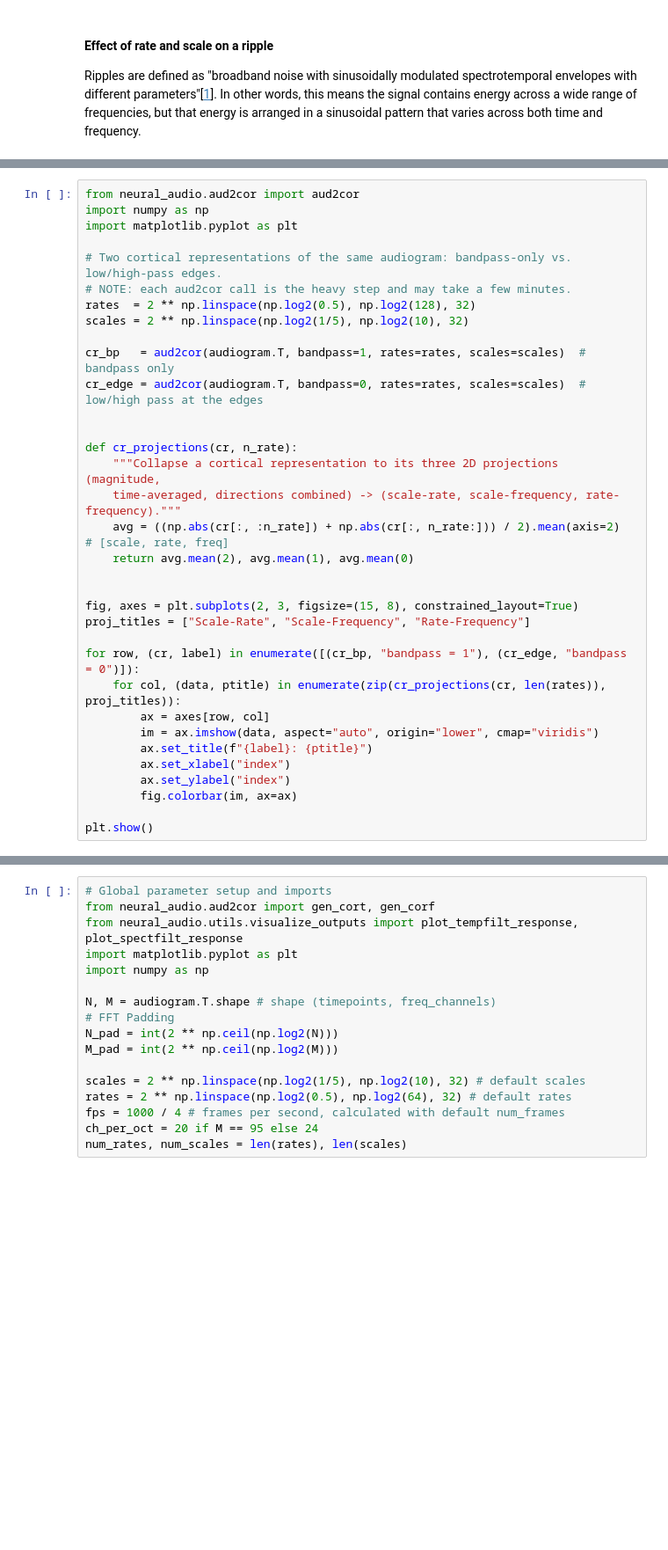
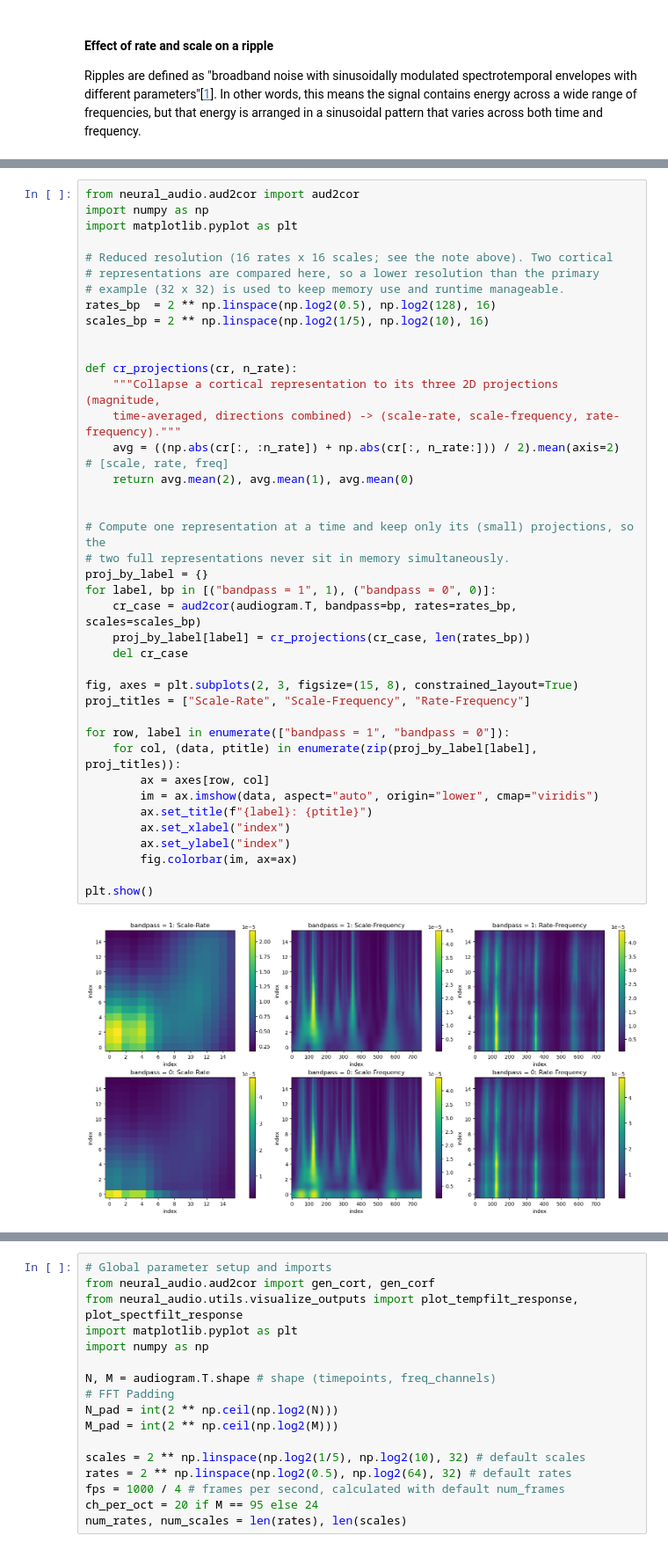
Before and after one commit to ninocapipoca/neural_audio, a Jupyter notebook: tutorials/Tutorial 2 - aud2cor.ipynb, the cells around one changed output, grey strips where cells are left out. Shown at 88% size. Saved outputs shown, nothing was run; the diff lists cells and outputs as text; blank space fills up the shorter version.

```diff
--- a/tutorials/Tutorial 2 - aud2cor.ipynb
+++ b/tutorials/Tutorial 2 - aud2cor.ipynb
@@ -276,37 +294,45 @@ The figure below shows how this choice changes the full cortical representation.
 # %%
 from neural_audio.aud2cor import aud2cor
 import numpy as np
 import matplotlib.pyplot as plt
 
-# Two cortical representations of the same audiogram: bandpass-only vs. low/high-pass edges.
-# NOTE: each aud2cor call is the heavy step and may take a few minutes.
-rates  = 2 ** np.linspace(np.log2(0.5), np.log2(128), 32)
-scales = 2 ** np.linspace(np.log2(1/5), np.log2(10), 32)
-
-cr_bp   = aud2cor(audiogram.T, bandpass=1, rates=rates, scales=scales)  # bandpass only
-cr_edge = aud2cor(audiogram.T, bandpass=0, rates=rates, scales=scales)  # low/high pass at the edges
+# Reduced resolution (16 rates x 16 scales; see the note above). Two cortical
+# representations are compared here, so a lower resolution than the primary
+# example (32 x 32) is used to keep memory use and runtime manageable.
+rates_bp  = 2 ** np.linspace(np.log2(0.5), np.log2(128), 16)
+scales_bp = 2 ** np.linspace(np.log2(1/5), np.log2(10), 16)
 
 
 def cr_projections(cr, n_rate):
     """Collapse a cortical representation to its three 2D projections (magnitude,
     time-averaged, directions combined) -> (scale-rate, scale-frequency, rate-frequency)."""
     avg = ((np.abs(cr[:, :n_rate]) + np.abs(cr[:, n_rate:])) / 2).mean(axis=2)  # [scale, rate, freq]
     return avg.mean(2), avg.mean(1), avg.mean(0)
 
 
+# Compute one representation at a time and keep only its (small) projections, so the
+# two full representations never sit in memory simultaneously.
+proj_by_label = {}
+for label, bp in [("bandpass = 1", 1), ("bandpass = 0", 0)]:
+    cr_case = aud2cor(audiogram.T, bandpass=bp, rates=rates_bp, scales=scales_bp)
+    proj_by_label[label] = cr_projections(cr_case, len(rates_bp))
+    del cr_case
+
 fig, axes = plt.subplots(2, 3, figsize=(15, 8), constrained_layout=True)
 proj_titles = ["Scale-Rate", "Scale-Frequency", "Rate-Frequency"]
 
-for row, (cr, label) in enumerate([(cr_bp, "bandpass = 1"), (cr_edge, "bandpass = 0")]):
-    for col, (data, ptitle) in enumerate(zip(cr_projections(cr, len(rates)), proj_titles)):
+for row, label in enumerate(["bandpass = 1", "bandpass = 0"]):
+    for col, (data, ptitle) in enumerate(zip(proj_by_label[label], proj_titles)):
         ax = axes[row, col]
         im = ax.imshow(data, aspect="auto", origin="lower", cmap="viridis")
         ax.set_title(f"{label}: {ptitle}")
         ax.set_xlabel("index")
         ax.set_ylabel("index")
         fig.colorbar(im, ax=ax)
 
 plt.show()
+# %% [output]
+[figure, added]
 # %% [markdown]
 ## **Exploring the filter bank**
 
```
Also changed, not shown: parts of 22 cells of this notebook.
